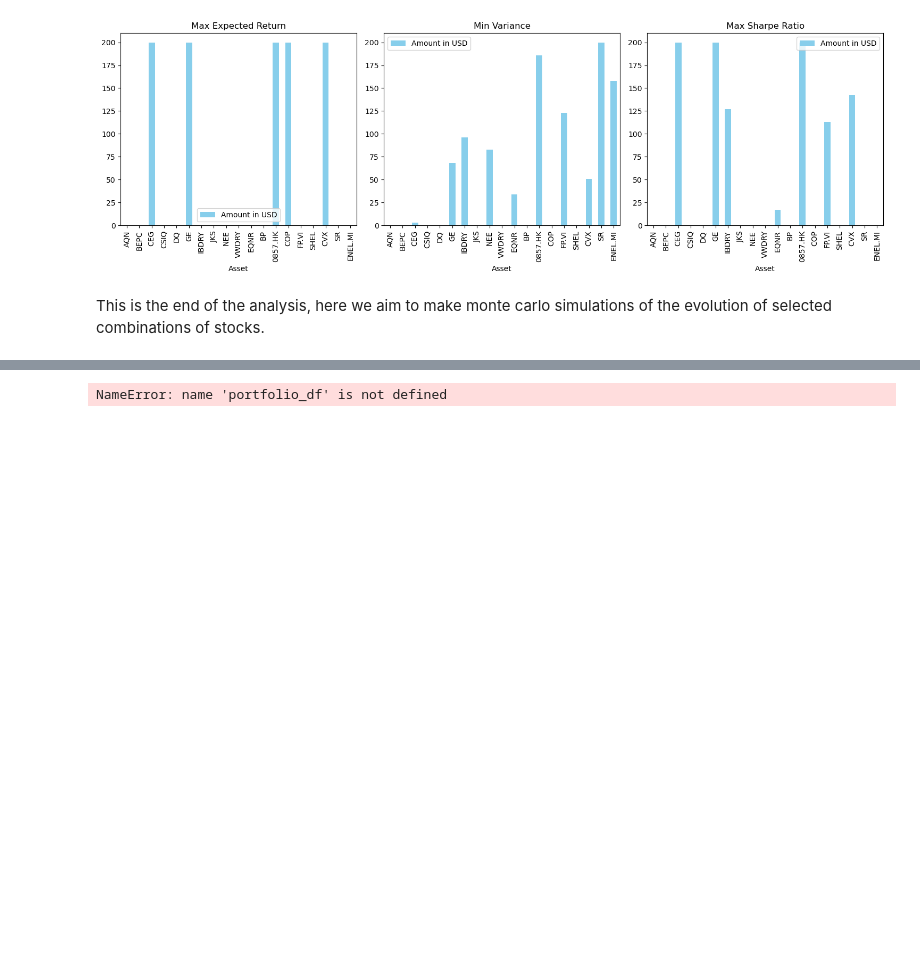
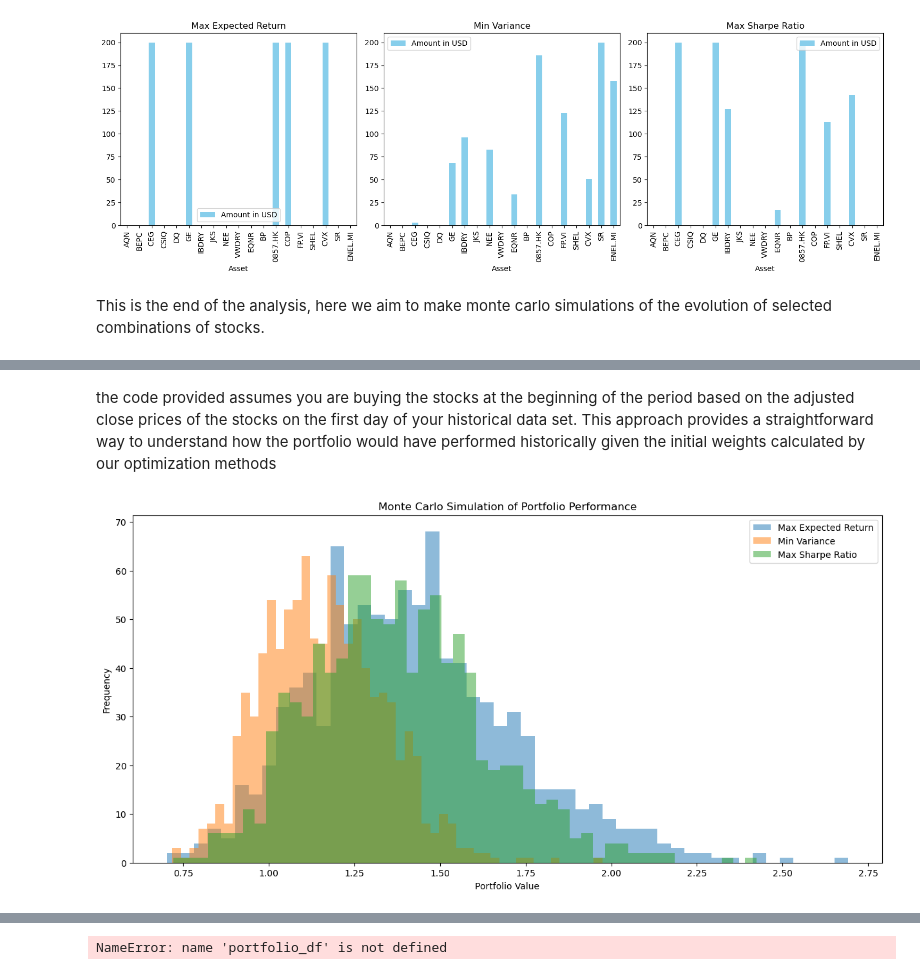
Before and after one commit to rezimarie/Python_Final_project, a Jupyter notebook: Portfolio selection and Analysis (1).ipynb, the cells around one changed output, grey strips where cells are left out. Drawn from its saved outputs; the diff is of its cells as text; code cells hidden in the pictures; blank space fills up the shorter version.

Commit message:
Add files via upload
+ monte carlo simlations

```diff
--- a/Portfolio selection and Analysis (1).ipynb
+++ b/Portfolio selection and Analysis (1).ipynb
@@ -358,0 +396,45 @@ This is the end of the analysis, here we aim to  make monte carlo simulations of
+# %% [markdown]
+the code provided assumes you are buying the stocks at the beginning of the period based on the adjusted close prices of the stocks on the first day of your historical data set. This approach provides a straightforward way to understand how the portfolio would have performed historically given the initial weights calculated by our optimization methods
+# %%
+import numpy as np
+import matplotlib.pyplot as plt
+
+# Parameters
+n_simulations = 1000  # Number of Monte Carlo simulations
+n_days = 252  # Number of trading days in the future (e.g., 1 year)
+
+# Historical log returns mean and covariance
+mean_returns = log_returns.mean()
+cov_matrix = log_returns.cov()
+
+# Initialize arrays to store simulation results
+simulated_portfolios_max_exp_return = np.zeros((n_simulations, n_days))
+simulated_portfolios_min_variance = np.zeros((n_simulations, n_days))
+simulated_portfolios_max_sharpe = np.zeros((n_simulations, n_days))
+
+for i in range(n_simulations):
+    # Generate random price paths for each stock
+    daily_returns = np.random.multivariate_normal(mean_returns, cov_matrix, n_days)
+
+    # Calculate the price paths
+    price_paths = np.exp(daily_returns.cumsum(axis=0))
+
+    # Calculate portfolio value for each strategy
+    simulated_portfolios_max_exp_return[i, :] = (price_paths * optimal_weights_max_exp_return).sum(axis=1)
+    simulated_portfolios_min_variance[i, :] = (price_paths * optimal_weights_min_variance).sum(axis=1)
+    simulated_portfolios_max_sharpe[i, :] = (price_paths * optimal_weights_max_sharpe).sum(axis=1)
+
+# Plotting the last day distribution for each strategy
+plt.figure(figsize=(15, 7))
+
+plt.hist(simulated_portfolios_max_exp_return[:, -1], bins=50, alpha=0.5, label='Max Expected Return')
+plt.hist(simulated_portfolios_min_variance[:, -1], bins=50, alpha=0.5, label='Min Variance')
+plt.hist(simulated_portfolios_max_sharpe[:, -1], bins=50, alpha=0.5, label='Max Sharpe Ratio')
+
+plt.title('Monte Carlo Simulation of Portfolio Performance')
+plt.xlabel('Portfolio Value')
+plt.ylabel('Frequency')
+plt.legend()
+plt.show()
+# %% [output]
+[figure, added]
```
Also changed, not shown: parts of 5 cells of this notebook.
